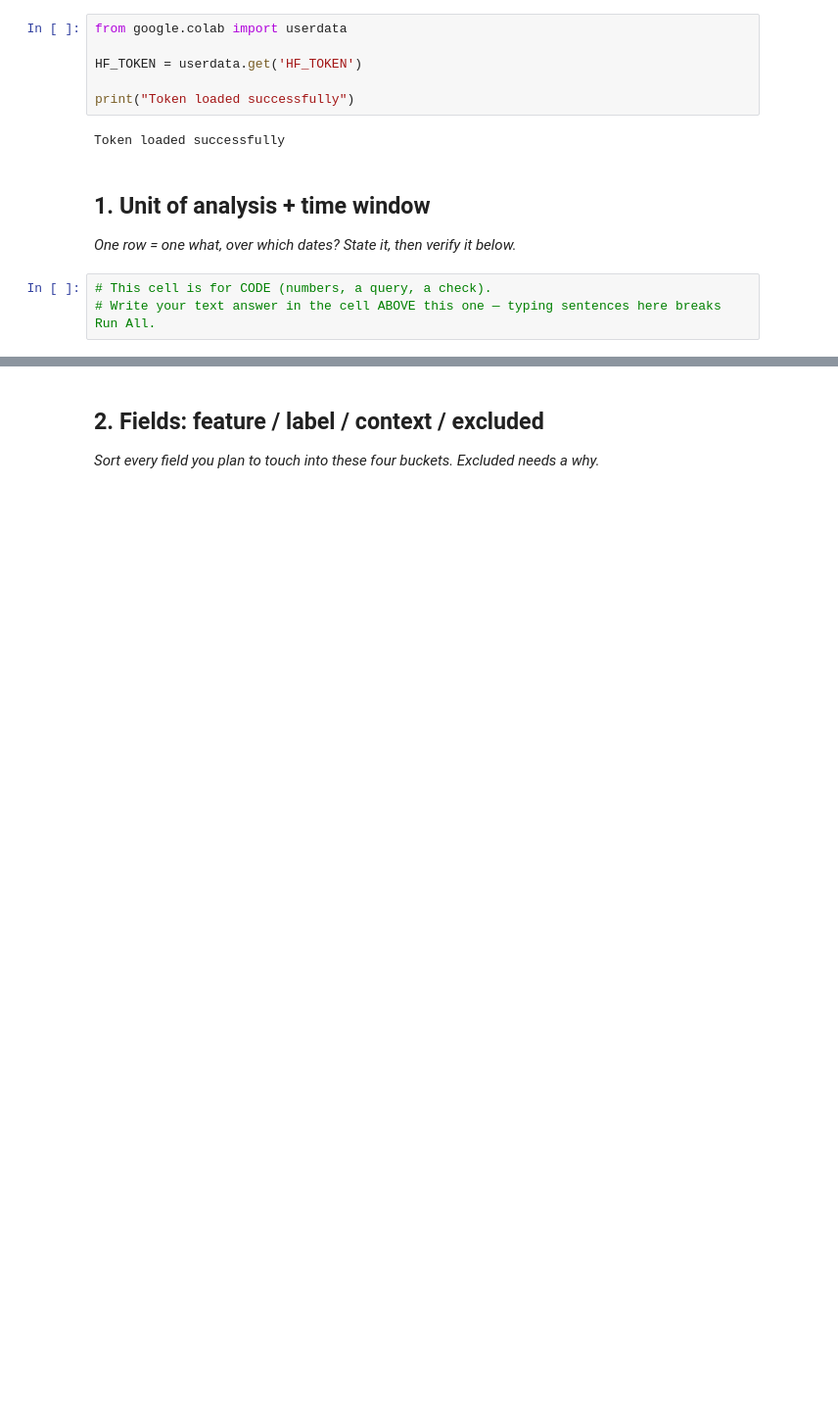
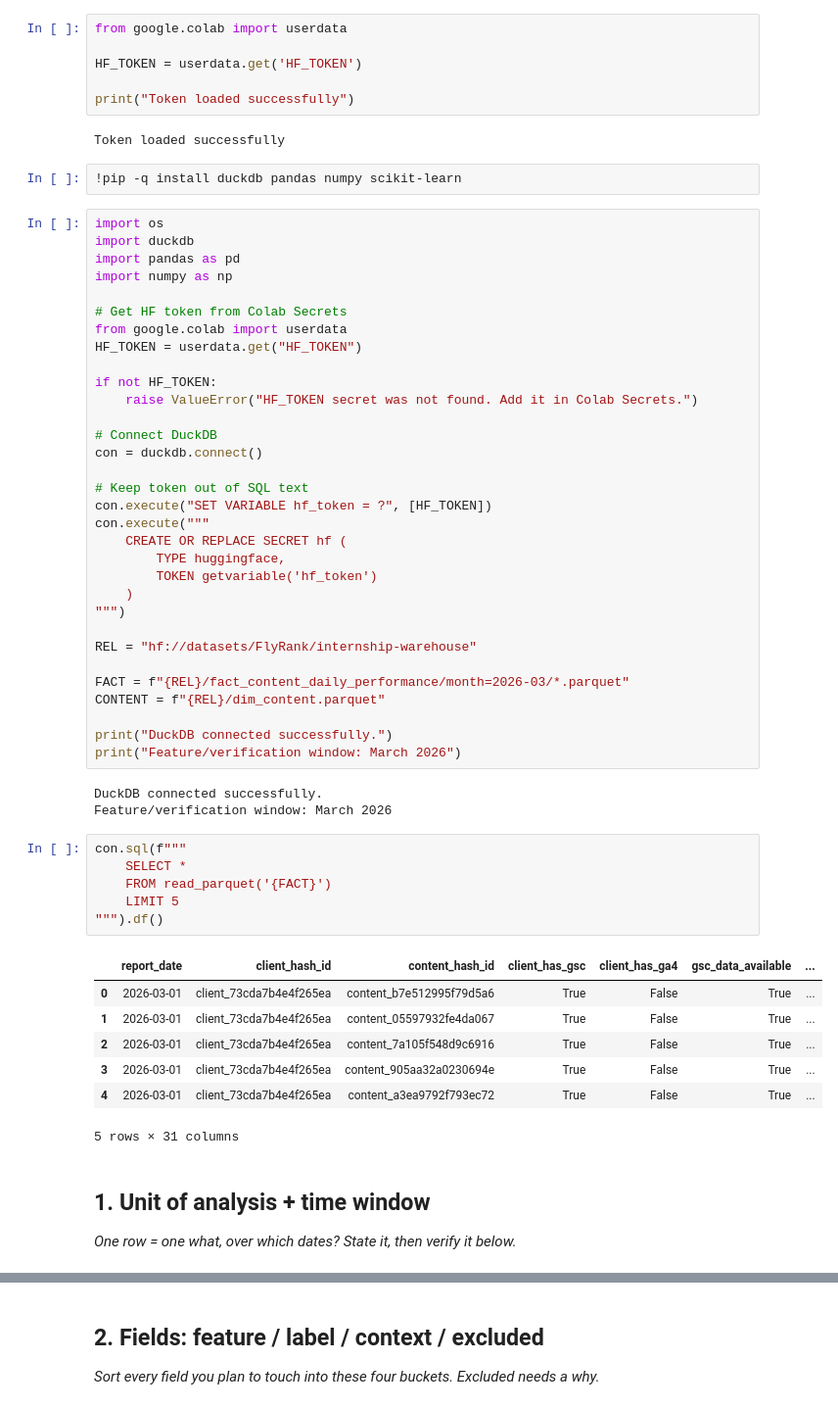
Before and after one commit to saisathwik2703/flyrank-ml-internship-starter, a Jupyter notebook: work/notebooks/w03_data_contract.ipynb, the cells around one changed output, grey strips where cells are left out. Shown at 98% size. Cells and saved outputs as stored; diff of their text form; blank space fills up the shorter version.

```diff
--- a/work/notebooks/w03_data_contract.ipynb
+++ b/work/notebooks/w03_data_contract.ipynb
@@ -16,10 +16,58 @@ HF_TOKEN = userdata.get('HF_TOKEN')
 print("Token loaded successfully")
 # %% [output]
 Token loaded successfully
+# %%
+!pip -q install duckdb pandas numpy scikit-learn
+# %%
+import os
+import duckdb
+import pandas as pd
+import numpy as np
+
+# Get HF token from Colab Secrets
+from google.colab import userdata
+HF_TOKEN = userdata.get("HF_TOKEN")
+
+if not HF_TOKEN:
+    raise ValueError("HF_TOKEN secret was not found. Add it in Colab Secrets.")
+
+# Connect DuckDB
+con = duckdb.connect()
+
+# Keep token out of SQL text
+con.execute("SET VARIABLE hf_token = ?", [HF_TOKEN])
+con.execute("""
+    CREATE OR REPLACE SECRET hf (
+        TYPE huggingface,
+        TOKEN getvariable('hf_token')
+    )
+""")
+
+REL = "hf://datasets/FlyRank/internship-warehouse"
+
+FACT = f"{REL}/fact_content_daily_performance/month=2026-03/*.parquet"
+CONTENT = f"{REL}/dim_content.parquet"
+
+print("DuckDB connected successfully.")
+print("Feature/verification window: March 2026")
+# %% [output]
+DuckDB connected successfully.
+Feature/verification window: March 2026
+# %%
+con.sql(f"""
+    SELECT *
+    FROM read_parquet('{FACT}')
+    LIMIT 5
+""").df()
+# %% [output]
+|  | report_date | client_hash_id | content_hash_id | client_has_gsc | client_has_ga4 | gsc_data_available | ... |
+| 0 | 2026-03-01 | client_73cda7b4e4f265ea | content_b7e512995f79d5a6 | True | False | True | ... |
+| 1 | 2026-03-01 | client_73cda7b4e4f265ea | content_05597932fe4da067 | True | False | True | ... |
+| 2 | 2026-03-01 | client_73cda7b4e4f265ea | content_7a105f548d9c6916 | True | False | True | ... |
+| 3 | 2026-03-01 | client_73cda7b4e4f265ea | content_905aa32a0230694e | True | False | True | ... |
+| 4 | 2026-03-01 | client_73cda7b4e4f265ea | content_a3ea9792f793ec72 | True | False | True | ... |
+5 rows × 31 columns
 # %% [markdown]
 ## 1. Unit of analysis + time window
 
 *One row = one what, over which dates? State it, then verify it below.*
-# %%
-# This cell is for CODE (numbers, a query, a check).
-# Write your text answer in the cell ABOVE this one — typing sentences here breaks Run All.
```
Also changed, not shown: parts of 18 cells of this notebook.
